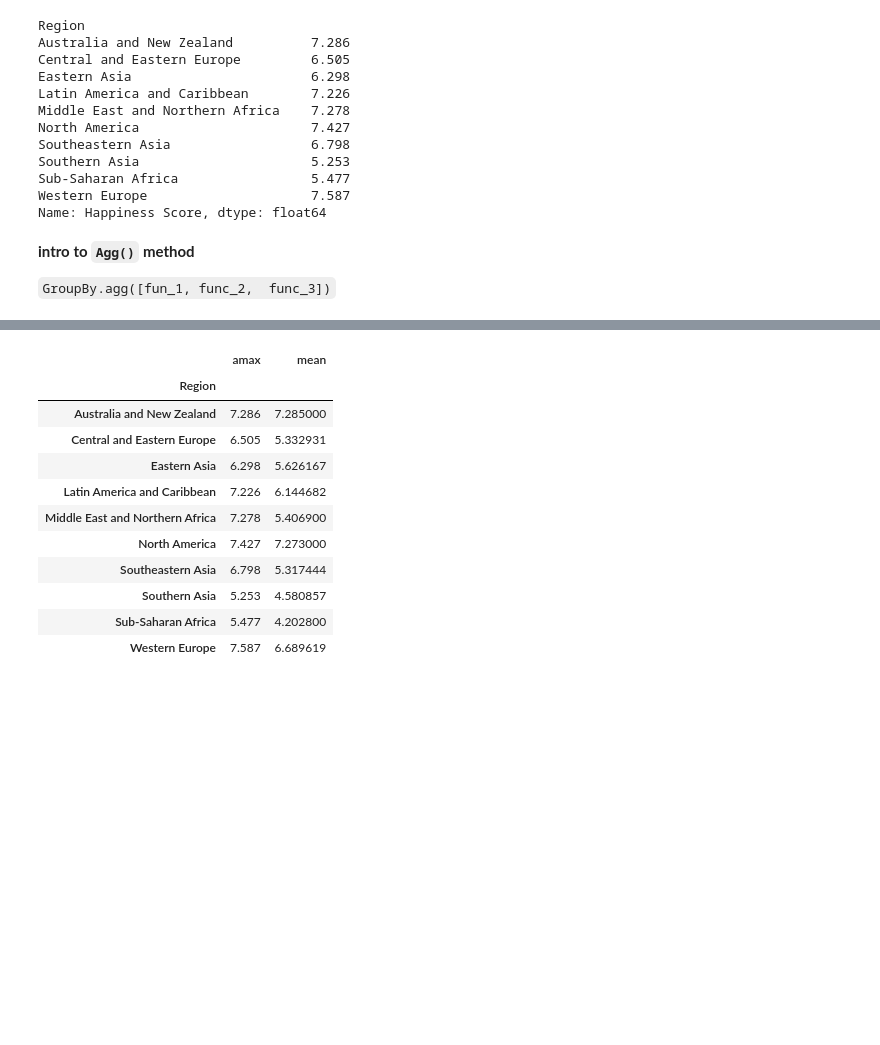
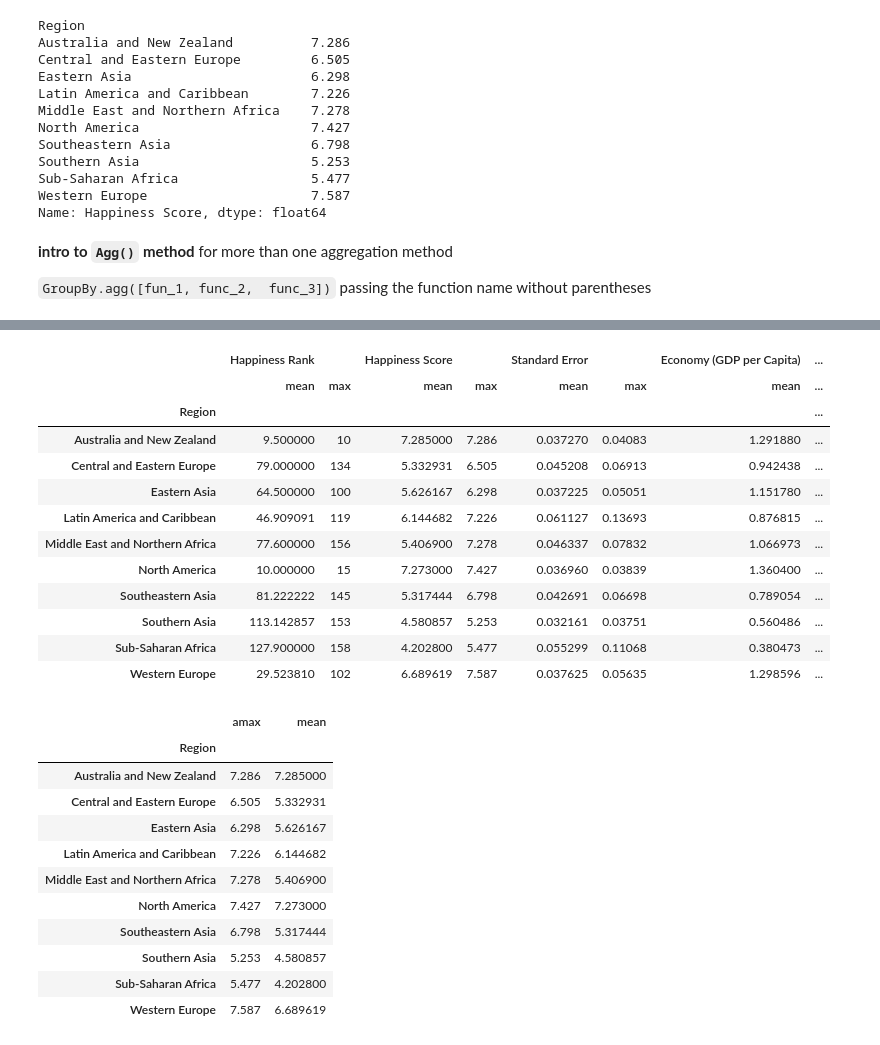
Before and after one commit to EslamHosam/Data-Science-Path, a Jupyter notebook: step 2- Intermediate Python and Pandas/4 - Data cleaning and analysis/Data cleaning and analysis basics.ipynb, the cells around one changed output, grey strips where cells are left out. Cells and saved outputs as stored; diff of their text form; code cells hidden in the pictures; blank space fills up the shorter version.

```diff
--- a/step 2- Intermediate Python and Pandas/4 - Data cleaning and analysis/Data cleaning and analysis basics.ipynb
+++ b/step 2- Intermediate Python and Pandas/4 - Data cleaning and analysis/Data cleaning and analysis basics.ipynb
@@ -371,9 +374,9 @@ Sub-Saharan Africa                 5.477
 Western Europe                     7.587
 Name: Happiness Score, dtype: float64
 # %% [markdown]
-**intro to `Agg()` method**
+**intro to `Agg()` method** for more than one aggregation method
 
-`GroupBy.agg([fun_1, func_2,  func_3])`
+`GroupBy.agg([fun_1, func_2,  func_3])` passing the function name without parentheses
 # %%
 # let's play
 happiness2015.groupby("Region").agg([np.mean, np.std])
@@ -391,6 +394,23 @@ happiness2015.groupby("Region").agg([np.mean, np.std])
 | Southern Asia | 113.142857 | 26.573349 | 4.580857 | 0.570526 | 0.032161 | 0.005933 | 0.560486 | ... |
 | Sub-Saharan Africa | 127.900000 | 22.863923 | 4.202800 | 0.609557 | 0.055299 | 0.018757 | 0.380473 | ... |
 | Western Europe | 29.523810 | 29.268787 | 6.689619 | 0.824582 | 0.037625 | 0.010144 | 1.298596 | ... |
+# %%
+# passing the name of function as string also works
+happiness2015.groupby("Region").agg(["mean" , "max"])
+# %% [output]
+|  | Happiness Rank |  | Happiness Score |  | Standard Error |  | Economy (GDP per Capita) | ... |
+|  | mean | max | mean | max | mean | max | mean | ... |
+| Region |  |  |  |  |  |  |  | ... |
+| Australia and New Zealand | 9.500000 | 10 | 7.285000 | 7.286 | 0.037270 | 0.04083 | 1.291880 | ... |
+| Central and Eastern Europe | 79.000000 | 134 | 5.332931 | 6.505 | 0.045208 | 0.06913 | 0.942438 | ... |
+| Eastern Asia | 64.500000 | 100 | 5.626167 | 6.298 | 0.037225 | 0.05051 | 1.151780 | ... |
+| Latin America and Caribbean | 46.909091 | 119 | 6.144682 | 7.226 | 0.061127 | 0.13693 | 0.876815 | ... |
+| Middle East and Northern Africa | 77.600000 | 156 | 5.406900 | 7.278 | 0.046337 | 0.07832 | 1.066973 | ... |
+| North America | 10.000000 | 15 | 7.273000 | 7.427 | 0.036960 | 0.03839 | 1.360400 | ... |
+| Southeastern Asia | 81.222222 | 145 | 5.317444 | 6.798 | 0.042691 | 0.06698 | 0.789054 | ... |
+| Southern Asia | 113.142857 | 153 | 4.580857 | 5.253 | 0.032161 | 0.03751 | 0.560486 | ... |
+| Sub-Saharan Africa | 127.900000 | 158 | 4.202800 | 5.477 | 0.055299 | 0.11068 | 0.380473 | ... |
+| Western Europe | 29.523810 | 102 | 6.689619 | 7.587 | 0.037625 | 0.05635 | 1.298596 | ... |
 # %%
 grouped = happiness2015.groupby("Region")
 max_mean_happ = grouped.agg([np.max, np.mean])
```
Also changed, not shown: parts of 10 cells of this notebook.
